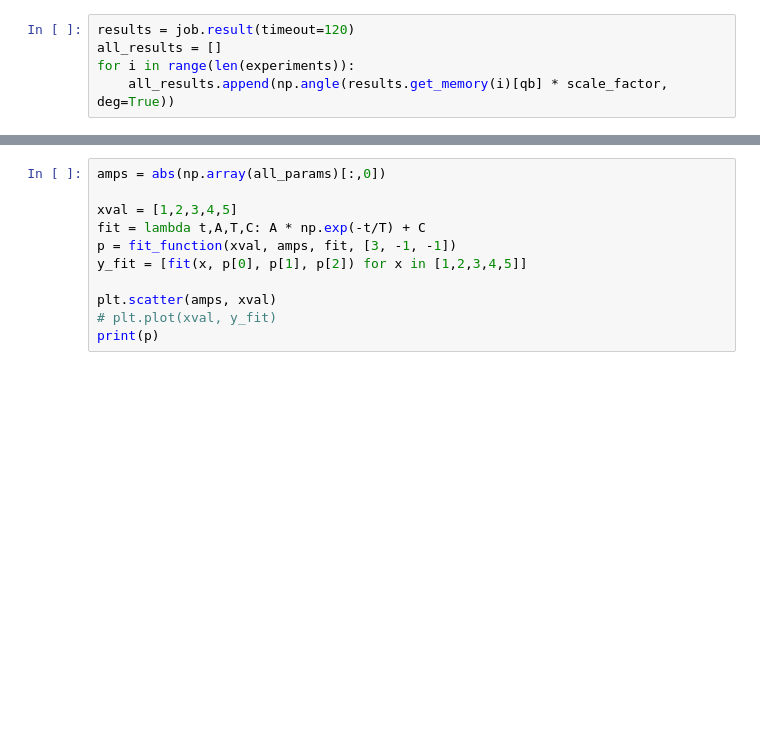
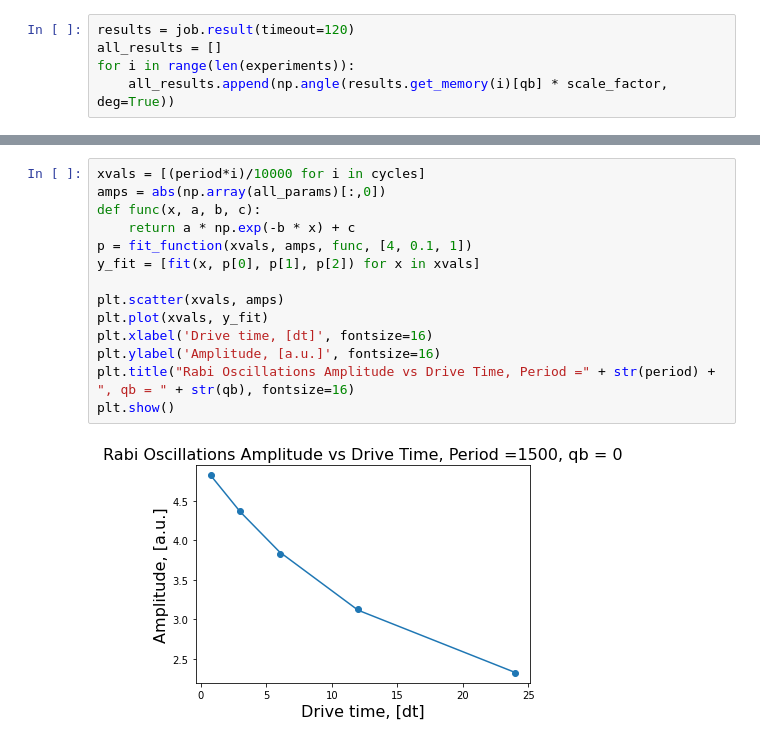
Before and after one commit to noahberthusen/Benewop-benchmarking, a Jupyter notebook: Benewop.ipynb, the cells around one changed output, grey strips where cells are left out. Cells and saved outputs as stored; diff of their text form; blank space fills up the shorter version.

```diff
--- a/Benewop.ipynb
+++ b/Benewop.ipynb
@@ -260,11 +235,16 @@ for i in range(len(cycles)):
-# %%
-amps = abs(np.array(all_params)[:,0])
-
-xval = [1,2,3,4,5]
-fit = lambda t,A,T,C: A * np.exp(-t/T) + C
-p = fit_function(xval, amps, fit, [3, -1, -1])
-y_fit = [fit(x, p[0], p[1], p[2]) for x in [1,2,3,4,5]]
-
-plt.scatter(amps, xval)
-# plt.plot(xval, y_fit)
-print(p)
+# %%
+xvals = [(period*i)/10000 for i in cycles]
+amps = abs(np.array(all_params)[:,0])
+def func(x, a, b, c):
+    return a * np.exp(-b * x) + c
+p = fit_function(xvals, amps, func, [4, 0.1, 1])
+y_fit = [fit(x, p[0], p[1], p[2]) for x in xvals]
+
+plt.scatter(xvals, amps)
+plt.plot(xvals, y_fit)
+plt.xlabel('Drive time, [dt]', fontsize=16)
+plt.ylabel('Amplitude, [a.u.]', fontsize=16)
+plt.title("Rabi Oscillations Amplitude vs Drive Time, Period =" + str(period) + ", qb = " + str(qb), fontsize=16)
+plt.show()
+# %% [output]
+[figure, added]
```
Also changed, not shown: parts of 13 cells of this notebook, 1 other file.
